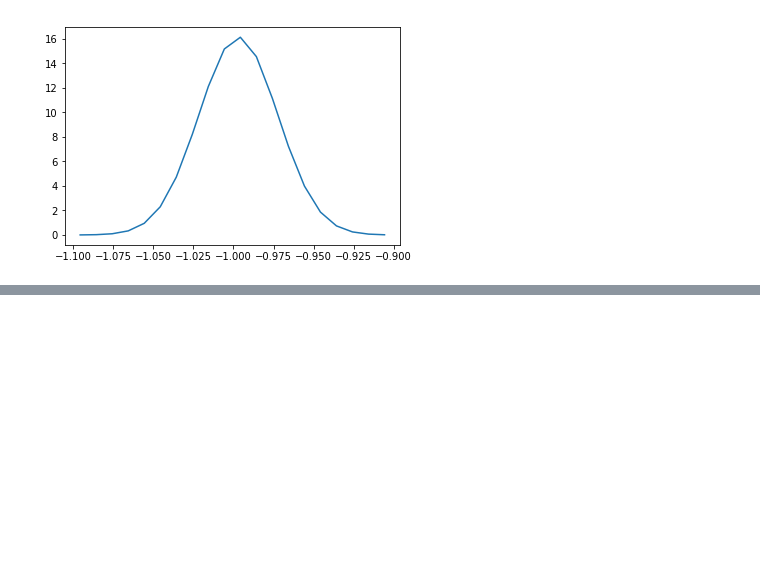
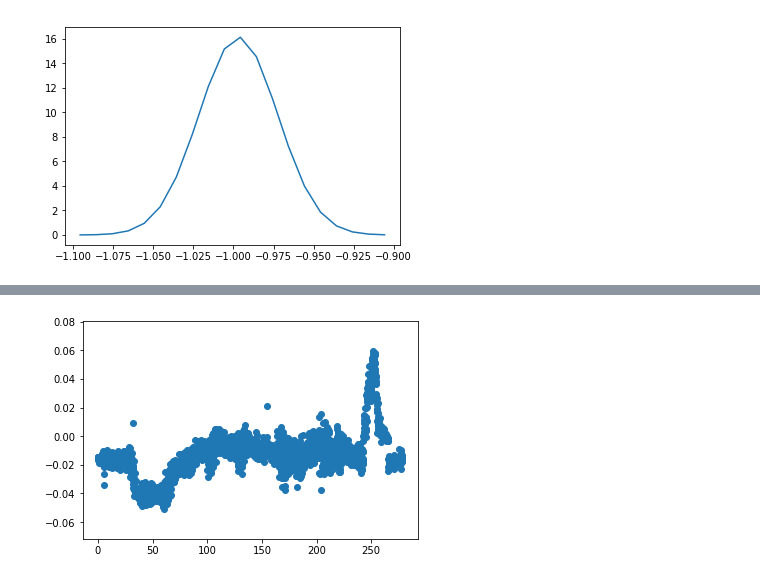
Before and after one commit to soyaoki/Analysis-of-Acceleration, a Jupyter notebook: anayze_all.ipynb, the cells around one changed output, grey strips where cells are left out. Cells and saved outputs as stored; diff of their text form; code cells hidden in the pictures; blank space fills up the shorter version.

```diff
--- a/anayze_all.ipynb
+++ b/anayze_all.ipynb
@@ -123,0 +200,6 @@ plt.plot(X_nd,Y_nd)
+# %%
+#plt.plot(T, Y)
+plt.scatter(T, Y)
+plt.show()
+# %% [output]
+[figure, added]
```
Also changed, not shown: parts of 20 cells of this notebook.
